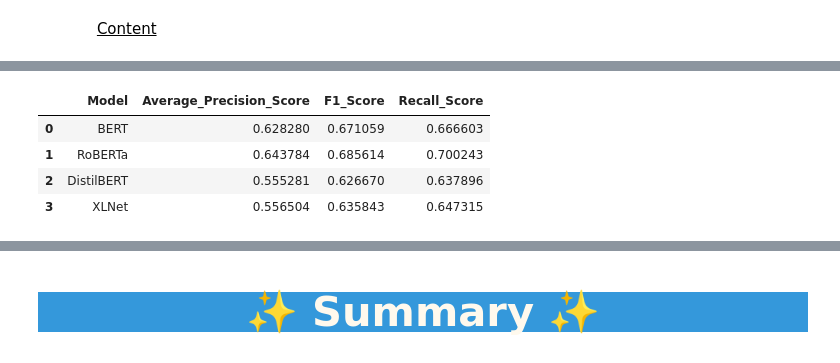
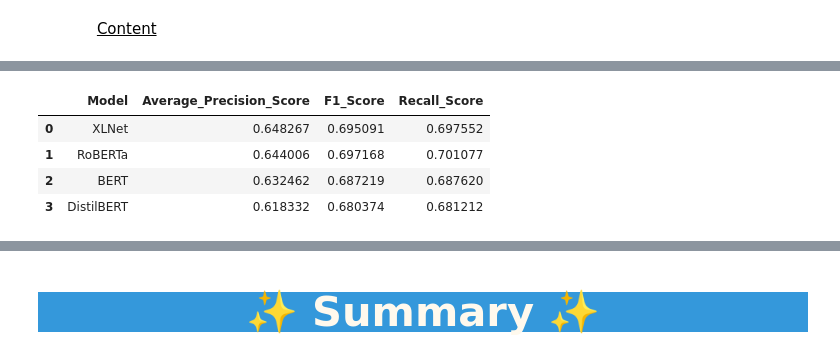
Before and after one commit to huseyincenik/nlp_natural_language_processing, a Jupyter notebook: projects/transformers_for_sentiment_classification/transformers-for-sentiment-classification-2.ipynb, the cells around one changed output, grey strips where cells are left out. Drawn from its saved outputs; the diff is of its cells as text; code cells hidden in the pictures.

```diff
--- a/projects/transformers_for_sentiment_classification/transformers-for-sentiment-classification-2.ipynb
+++ b/projects/transformers_for_sentiment_classification/transformers-for-sentiment-classification-2.ipynb
@@ -2204,15 +2219,15 @@ Weighted Recall (ELECTRA): 0.7021017557349737
 
 [Credit](https://towardsdatascience.com/choosing-the-right-language-model-for-your-nlp-use-case-1288ef3c4929)
 # %%
-compare_1_scores = '/kaggle/input/transformers-1-scores/compare_1_scores.csv'
+compare_1_scores = '/kaggle/input/compare-transformers-1/compare_1_scores.csv'
 compare_1 = pd.read_csv(compare_1_scores)
 compare_1
 # %% [output]
 |  | Model | Average_Precision_Score | F1_Score | Recall_Score |
-| 0 | BERT | 0.628280 | 0.671059 | 0.666603 |
-| 1 | RoBERTa | 0.643784 | 0.685614 | 0.700243 |
-| 2 | DistilBERT | 0.555281 | 0.626670 | 0.637896 |
-| 3 | XLNet | 0.556504 | 0.635843 | 0.647315 |
+| 0 | XLNet | 0.648267 | 0.695091 | 0.697552 |
+| 1 | RoBERTa | 0.644006 | 0.697168 | 0.701077 |
+| 2 | BERT | 0.632462 | 0.687219 | 0.687620 |
+| 3 | DistilBERT | 0.618332 | 0.680374 | 0.681212 |
 # %%
 compare_2 = pd.DataFrame({
     "Model": ["GPT-2", "BART", "MobileBERT", "ALBERT", "ELECTRA"],
```
Also changed, not shown: parts of 64 cells of this notebook.
